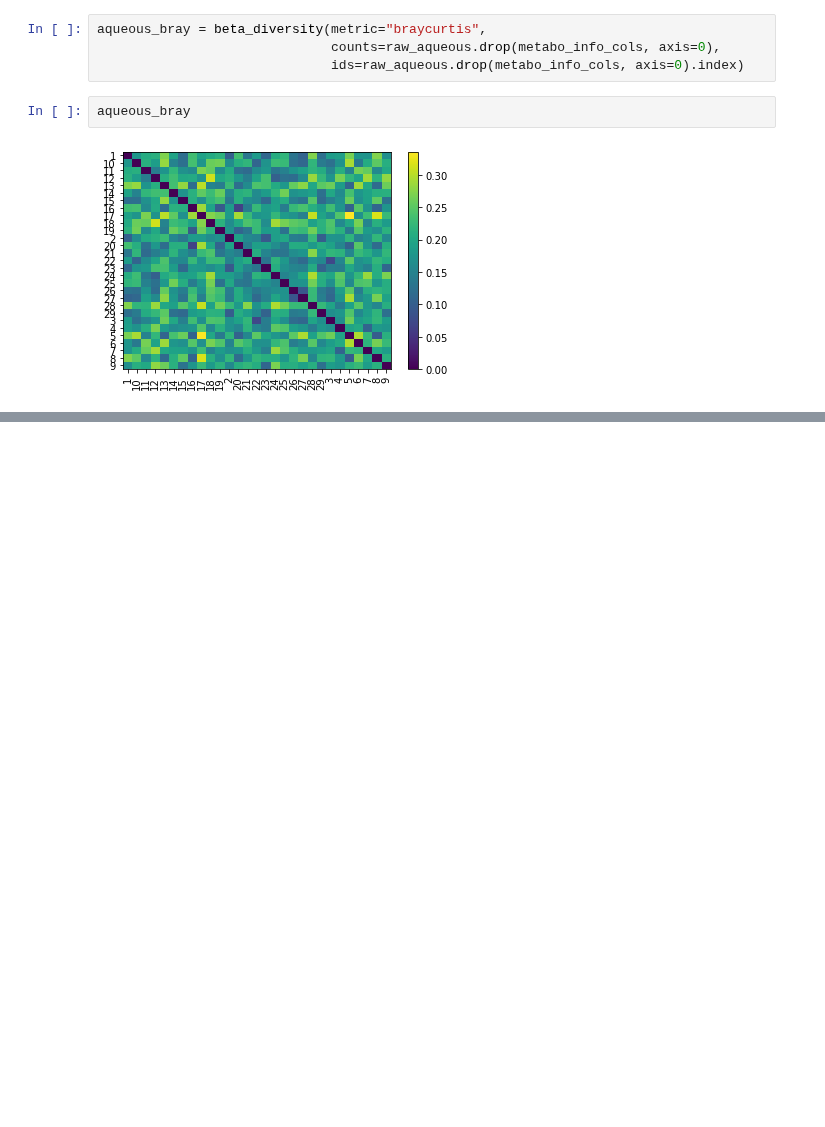
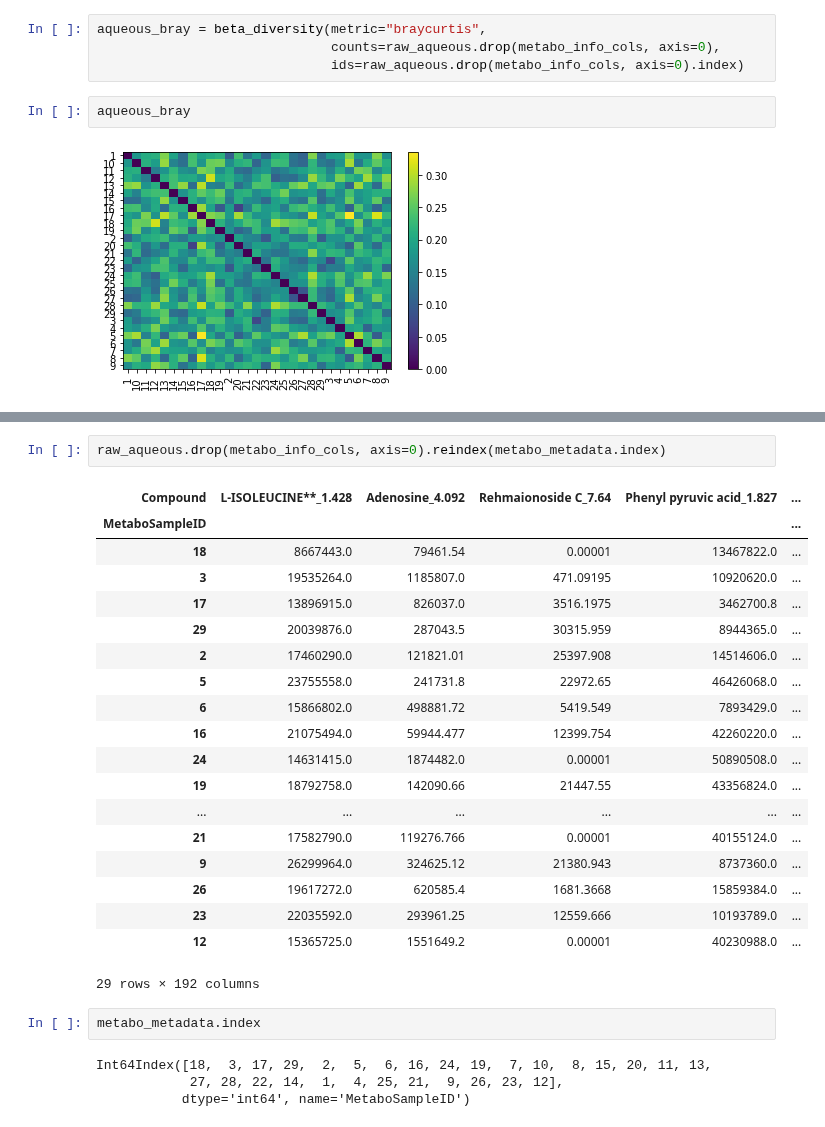
Before and after one commit to sterrettJD/GT-micro-metabo, a Jupyter notebook: analysis/GT_in_plasma.ipynb, the cells around one changed output, grey strips where cells are left out. Cells and saved outputs as stored; diff of their text form; blank space fills up the shorter version.

```diff
--- a/analysis/GT_in_plasma.ipynb
+++ b/analysis/GT_in_plasma.ipynb
@@ -123,0 +128,28 @@ plt.scatter(aqueous_pca_res[:,0], aqueous_pca_res[:,1])
+# %%
+raw_aqueous.drop(metabo_info_cols, axis=0).reindex(metabo_metadata.index)
+# %% [output]
+| Compound | L-ISOLEUCINE**_1.428 | Adenosine_4.092 | Rehmaionoside C_7.64 | Phenyl pyruvic acid_1.827 | ... |
+| MetaboSampleID |  |  |  |  | ... |
+| 18 | 8667443.0 | 79461.54 | 0.00001 | 13467822.0 | ... |
+| 3 | 19535264.0 | 1185807.0 | 471.09195 | 10920620.0 | ... |
+| 17 | 13896915.0 | 826037.0 | 3516.1975 | 3462700.8 | ... |
+| 29 | 20039876.0 | 287043.5 | 30315.959 | 8944365.0 | ... |
+| 2 | 17460290.0 | 121821.01 | 25397.908 | 14514606.0 | ... |
+| 5 | 23755558.0 | 241731.8 | 22972.65 | 46426068.0 | ... |
+| 6 | 15866802.0 | 498881.72 | 5419.549 | 7893429.0 | ... |
+| 16 | 21075494.0 | 59944.477 | 12399.754 | 42260220.0 | ... |
+| 24 | 14631415.0 | 1874482.0 | 0.00001 | 50890508.0 | ... |
+| 19 | 18792758.0 | 142090.66 | 21447.55 | 43356824.0 | ... |
+| ... | ... | ... | ... | ... | ... |
+| 21 | 17582790.0 | 119276.766 | 0.00001 | 40155124.0 | ... |
+| 9 | 26299964.0 | 324625.12 | 21380.943 | 8737360.0 | ... |
+| 26 | 19617272.0 | 620585.4 | 1681.3668 | 15859384.0 | ... |
+| 23 | 22035592.0 | 293961.25 | 12559.666 | 10193789.0 | ... |
+| 12 | 15365725.0 | 1551649.2 | 0.00001 | 40230988.0 | ... |
+29 rows × 192 columns
+# %%
+metabo_metadata.index
+# %% [output]
+Int64Index([18,  3, 17, 29,  2,  5,  6, 16, 24, 19,  7, 10,  8, 15, 20, 11, 13,
+            27, 28, 22, 14,  1,  4, 25, 21,  9, 26, 23, 12],
+           dtype='int64', name='MetaboSampleID')
```
Also changed, not shown: parts of 6 cells of this notebook.
